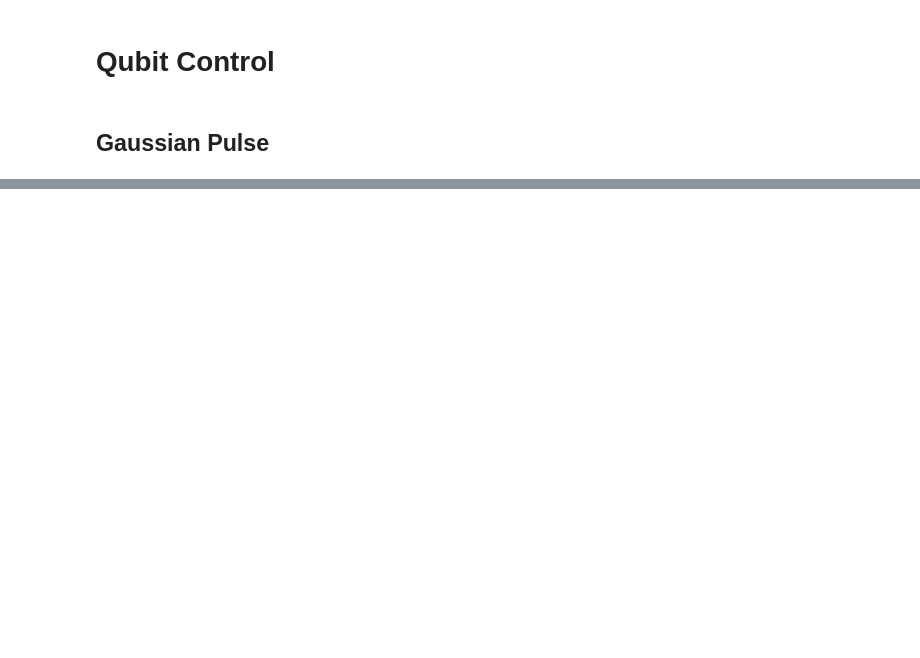
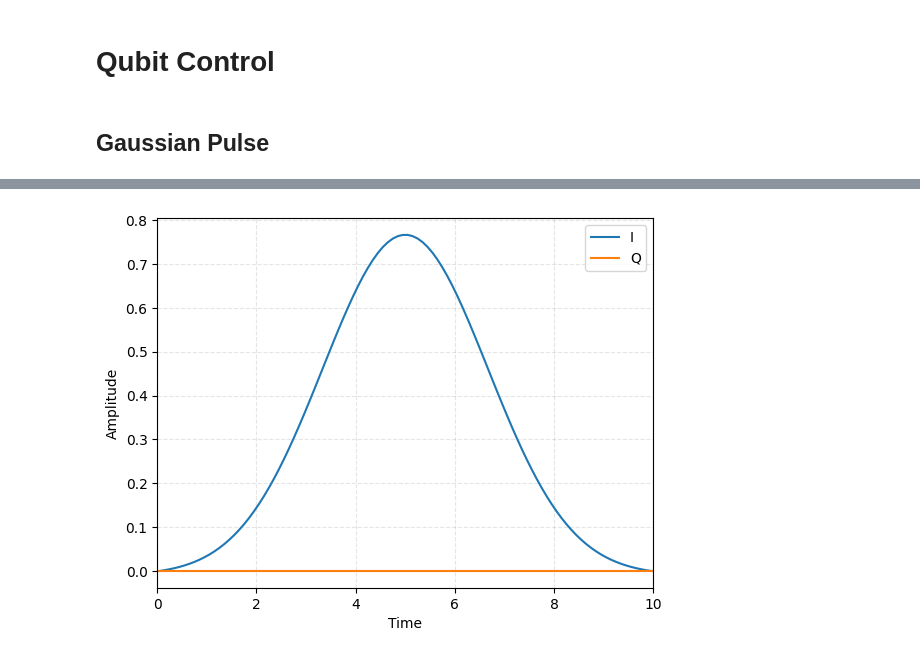
Before and after one commit to amachino/physics-of-qubits, a Jupyter notebook: content/ipynb/qubit-control.ipynb, the cells around one changed output, grey strips where cells are left out. Cells and saved outputs as stored; diff of their text form; code cells hidden in the pictures; blank space fills up the shorter version.

```diff
--- a/content/ipynb/qubit-control.ipynb
+++ b/content/ipynb/qubit-control.ipynb
@@ -191,0 +212,9 @@ Quantum object: dims = [[3], [1]], shape = (3, 1), type = ket $ \\ \left(\begin{
+# %%
+waveform = simulator.gaussian_pulse(
+    duration=10,
+    rabi=np.pi,
+)
+
+simulator.plot_waveform(waveform)
+# %% [output]
+[figure, added]
```
Also changed, not shown: parts of 13 cells of this notebook, 1 other file.
